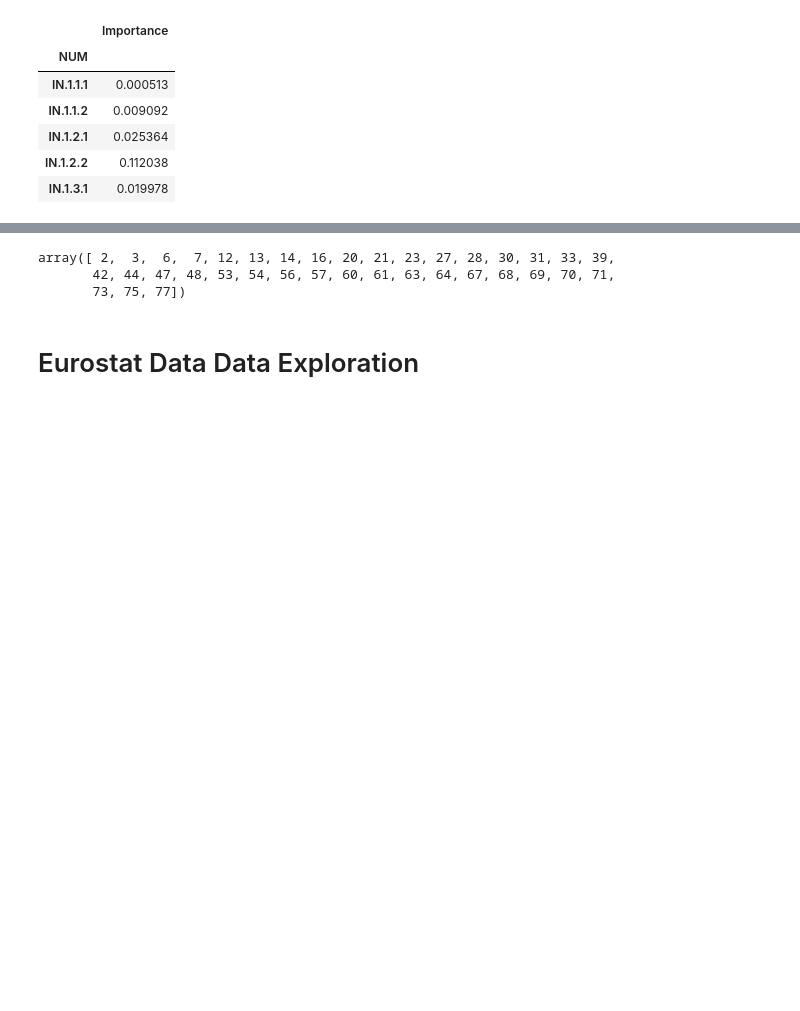
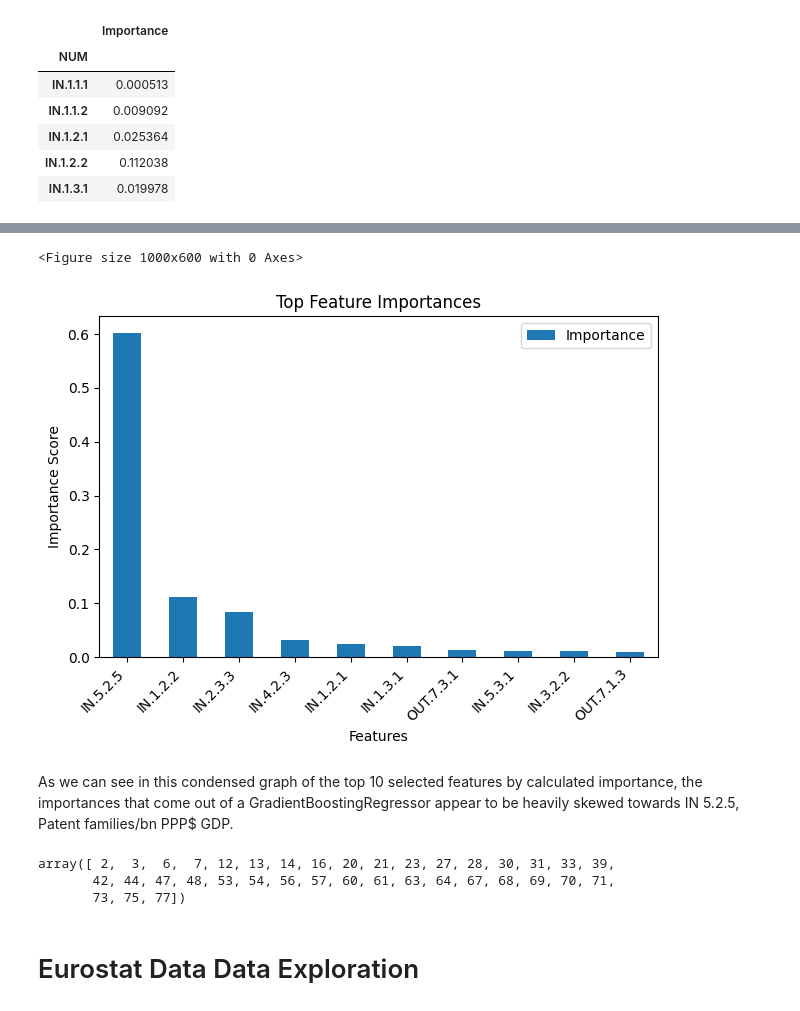
Before and after one commit to StefanHamm/DOPP_WS24, a Jupyter notebook: notebooks/Consolidated.ipynb, the cells around one changed output, grey strips where cells are left out. Saved outputs shown, nothing was run; the diff lists cells and outputs as text; code cells hidden in the pictures; blank space fills up the shorter version.

Commit message:
start adding more sensible feature importance explanations

```diff
--- a/notebooks/Consolidated.ipynb
+++ b/notebooks/Consolidated.ipynb
@@ -361,3 +365,21 @@ importances_df.plot(kind='bar', figsize=(10, 8))
+# %%
+
+N = 10
+top_features = importances_df.sort_values('Importance', ascending=False).head(N)
+
+
+plt.figure(figsize=(10, 6))
+ax = top_features.plot(kind='bar')
+plt.title('Top Feature Importances')
+plt.xlabel('Features')
+plt.ylabel('Importance Score')
+plt.xticks(rotation=45, ha='right')
+plt.tight_layout()
+# %% [output]
+<Figure size 1000x600 with 0 Axes>
+[figure, added]
+# %% [markdown]
+As we can see in this condensed graph of the top 10 selected features by calculated importance, the importances that come out of a GradientBoostingRegressor appear to be heavily skewed towards IN 5.2.5, Patent families/bn PPP$ GDP.
 # %%
 
 lsvc = LinearSVR(C=0.01).fit(X_imputed, y)
```
Also changed, not shown: parts of 7 cells of this notebook.
